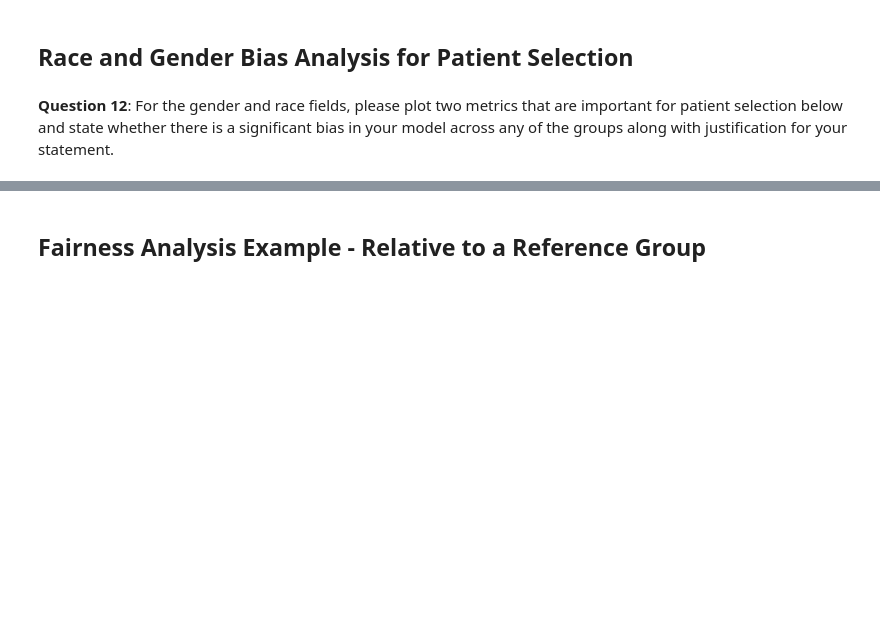
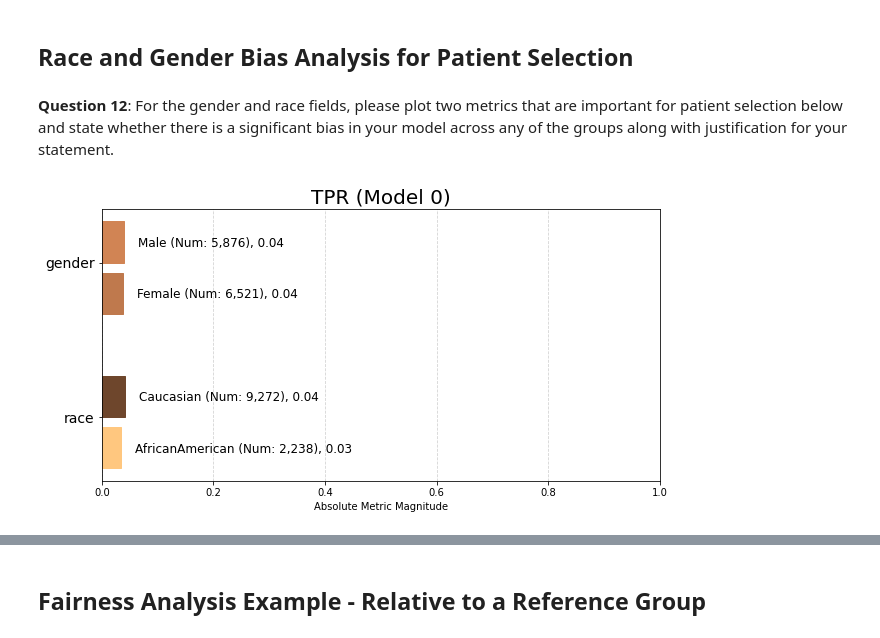
Before and after one commit to FrancoisBagaini/udacity_emr, a Jupyter notebook: project/starter_code/student_project.ipynb, the cells around one changed output, grey strips where cells are left out. Drawn from its saved outputs; the diff is of its cells as text; code cells hidden in the pictures; blank space fills up the shorter version.

```diff
--- a/project/starter_code/student_project.ipynb
+++ b/project/starter_code/student_project.ipynb
@@ -873,3 +1008,7 @@ fdf = f.get_group_value_fairness(bdf)
 ## Race and Gender Bias Analysis for Patient Selection
 # %% [markdown]
 **Question 12**: For the gender and race fields, please plot two metrics that are important for patient selection below and state whether there is a significant bias in your model across any of the groups along with justification for your statement.
+# %%
+aqp.plot_group_metric(clean_xtab, 'tpr', min_group_size=0.05)
+# %% [output]
+[figure, added]
```
Also changed, not shown: parts of 27 cells of this notebook, 1 other file.
